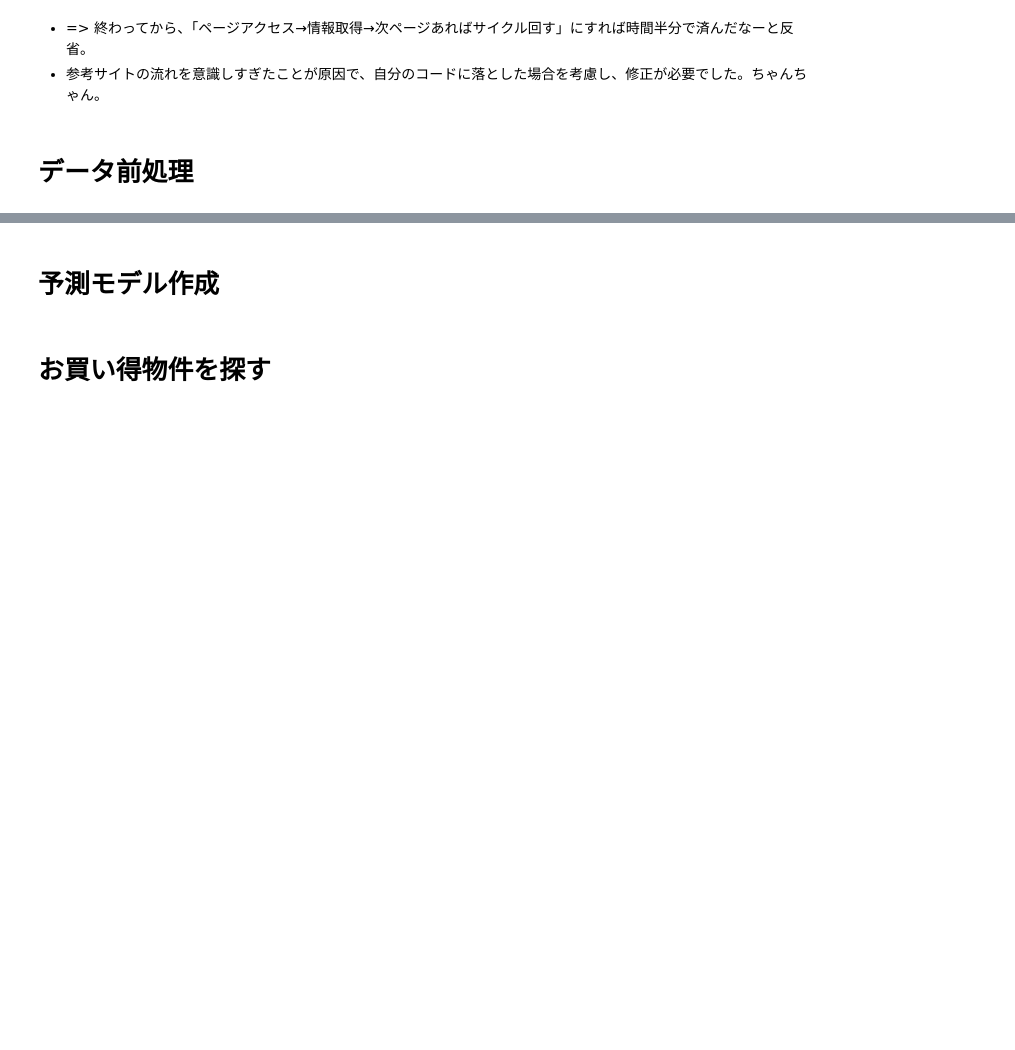
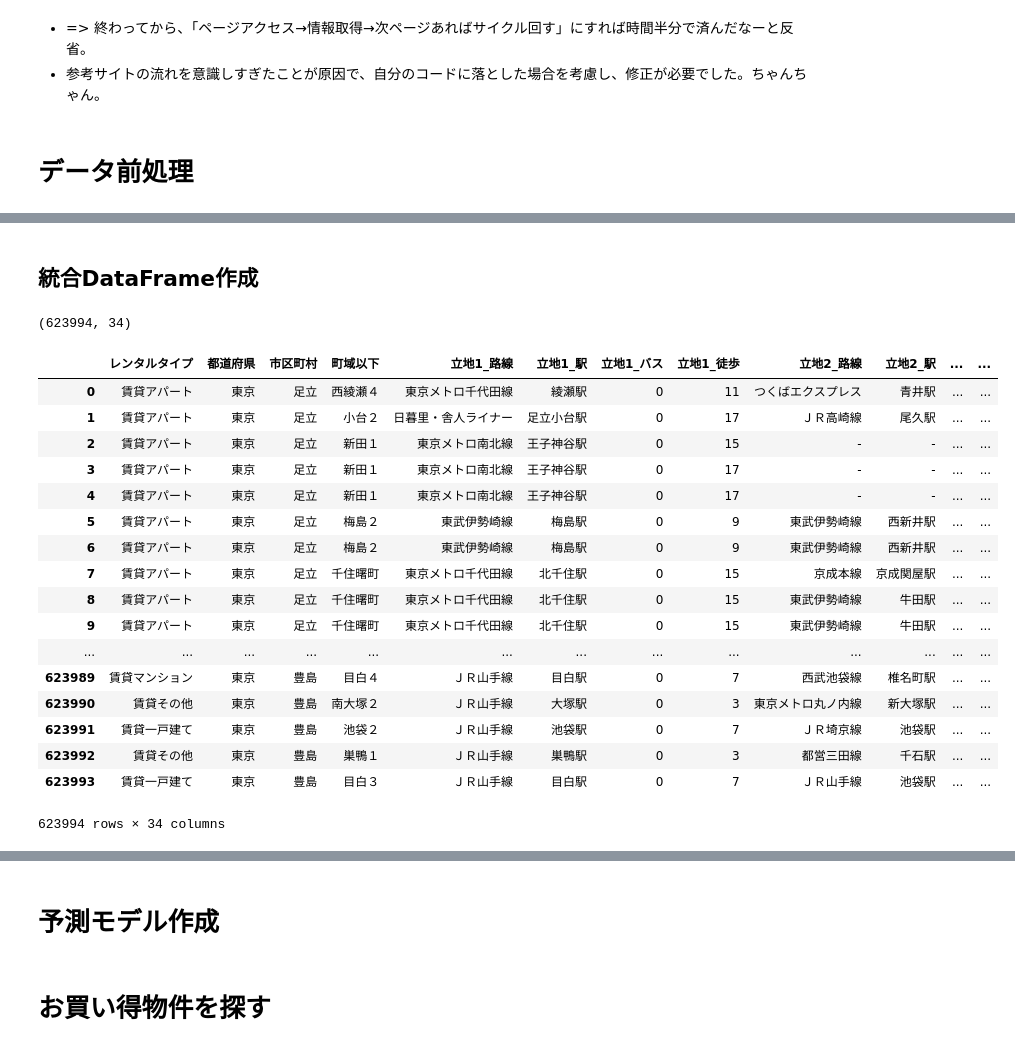
Before and after one commit to kimiaki/Bukken, a Jupyter notebook: code/make_bukken_df.ipynb, the cells around one changed output, grey strips where cells are left out. Drawn from its saved outputs; the diff is of its cells as text; code cells hidden in the pictures; blank space fills up the shorter version.

```diff
--- a/code/make_bukken_df.ipynb
+++ b/code/make_bukken_df.ipynb
@@ -1249,0 +1225,8 @@ to this:
+# %%
+## 賃料
+# 賃料の数値のみ取得し、10,000倍する。
+df_rent = pd.DataFrame(round(pd.to_numeric(df_all["賃料"].str.replace("万円", "")) * 10000, 0), columns=["賃料"])
+# データ確認
+print(df_rent.shape)
+df_rent.head(10)
+#Counter(df_rent["賃料"])
@@ -1249,0 +1246,8 @@ to this:
+# %%
+## 管理費
+df_admin = pd.DataFrame(df_all["管理費"].str.replace("円", ""), columns=["管理費"])
+df_admin = pd.DataFrame(pd.to_numeric(["0" if x == "-" else x for x in df_admin["管理費"]]) , columns=["管理費"])
+# データ確認
+print(df_admin.shape)
+df_admin.head(10)
+#Counter(df_admin["管理費"])
@@ -1249,0 +1267,14 @@ to this:
+# %%
+## 敷/礼/保証/敷引,償却
+# 「-」「実費」を0に変換
+df_all["敷/礼/保証/敷引,償却"] = df_all["敷/礼/保証/敷引,償却"].str.replace("-", "0")
+df_all["敷/礼/保証/敷引,償却"] = df_all["敷/礼/保証/敷引,償却"].str.replace("実費", "0")
+df_others = pd.DataFrame(df_all["敷/礼/保証/敷引,償却"], columns=["敷/礼/保証/敷引,償却"])
+# "万円"を削除
+df_others = pd.DataFrame(df_others["敷/礼/保証/敷引,償却"].str.replace("万円", ""), columns=["敷/礼/保証/敷引,償却"])
+# 数値取得し10,000倍
+df_others = df_others["敷/礼/保証/敷引,償却"].str.split("/", expand=True).astype(float) * 10000
+df_others.columns = ["敷金", "礼金", "保証金", "敷引,償却費"]
+# データ確認
+print(df_others.shape)
+df_others.head(10)
@@ -1249,0 +1360,6 @@ to this:
+# %%
+## 専有面積
+df_area = pd.DataFrame(round(pd.to_numeric(df_all["専有面積"].str.replace("m", "")), 2), columns=["専有面積"])
+# データ確認
+print(df_area.shape)
+df_area.head(10)
@@ -1249,0 +1427,28 @@ to this:
+# %% [markdown]
+## 統合DataFrame作成
+# %%
+# 全てのデータフレームを結合
+df_all_fix = pd.concat([df_all["レンタルタイプ"], df_address, df_locations, df_age, df_height2, df_floor["階"], df_rent["賃料"], df_admin["管理費"], df_others, df_floor_plan, df_area, df_cost], axis=1)
+# データ確認
+print(df_all_fix.shape)
+df_all_fix
+# %% [output]
+(623994, 34)
+|  | レンタルタイプ | 都道府県 | 市区町村 | 町域以下 | 立地1_路線 | 立地1_駅 | 立地1_バス | 立地1_徒歩 | 立地2_路線 | 立地2_駅 | ... | ... |
+| 0 | 賃貸アパート | 東京 | 足立 | 西綾瀬４ | 東京メトロ千代田線 | 綾瀬駅 | 0 | 11 | つくばエクスプレス | 青井駅 | ... | ... |
+| 1 | 賃貸アパート | 東京 | 足立 | 小台２ | 日暮里・舎人ライナー | 足立小台駅 | 0 | 17 | ＪＲ高崎線 | 尾久駅 | ... | ... |
+| 2 | 賃貸アパート | 東京 | 足立 | 新田１ | 東京メトロ南北線 | 王子神谷駅 | 0 | 15 | - | - | ... | ... |
+| 3 | 賃貸アパート | 東京 | 足立 | 新田１ | 東京メトロ南北線 | 王子神谷駅 | 0 | 17 | - | - | ... | ... |
+| 4 | 賃貸アパート | 東京 | 足立 | 新田１ | 東京メトロ南北線 | 王子神谷駅 | 0 | 17 | - | - | ... | ... |
+| 5 | 賃貸アパート | 東京 | 足立 | 梅島２ | 東武伊勢崎線 | 梅島駅 | 0 | 9 | 東武伊勢崎線 | 西新井駅 | ... | ... |
+| 6 | 賃貸アパート | 東京 | 足立 | 梅島２ | 東武伊勢崎線 | 梅島駅 | 0 | 9 | 東武伊勢崎線 | 西新井駅 | ... | ... |
+| 7 | 賃貸アパート | 東京 | 足立 | 千住曙町 | 東京メトロ千代田線 | 北千住駅 | 0 | 15 | 京成本線 | 京成関屋駅 | ... | ... |
+| 8 | 賃貸アパート | 東京 | 足立 | 千住曙町 | 東京メトロ千代田線 | 北千住駅 | 0 | 15 | 東武伊勢崎線 | 牛田駅 | ... | ... |
+| 9 | 賃貸アパート | 東京 | 足立 | 千住曙町 | 東京メトロ千代田線 | 北千住駅 | 0 | 15 | 東武伊勢崎線 | 牛田駅 | ... | ... |
+| ... | ... | ... | ... | ... | ... | ... | ... | ... | ... | ... | ... | ... |
+| 623989 | 賃貸マンション | 東京 | 豊島 | 目白４ | ＪＲ山手線 | 目白駅 | 0 | 7 | 西武池袋線 | 椎名町駅 | ... | ... |
+| 623990 | 賃貸その他 | 東京 | 豊島 | 南大塚２ | ＪＲ山手線 | 大塚駅 | 0 | 3 | 東京メトロ丸ノ内線 | 新大塚駅 | ... | ... |
+| 623991 | 賃貸一戸建て | 東京 | 豊島 | 池袋２ | ＪＲ山手線 | 池袋駅 | 0 | 7 | ＪＲ埼京線 | 池袋駅 | ... | ... |
+| 623992 | 賃貸その他 | 東京 | 豊島 | 巣鴨１ | ＪＲ山手線 | 巣鴨駅 | 0 | 3 | 都営三田線 | 千石駅 | ... | ... |
+| 623993 | 賃貸一戸建て | 東京 | 豊島 | 目白３ | ＪＲ山手線 | 目白駅 | 0 | 7 | ＪＲ山手線 | 池袋駅 | ... | ... |
+623994 rows × 34 columns
```
Also changed, not shown: parts of 88 cells of this notebook.
